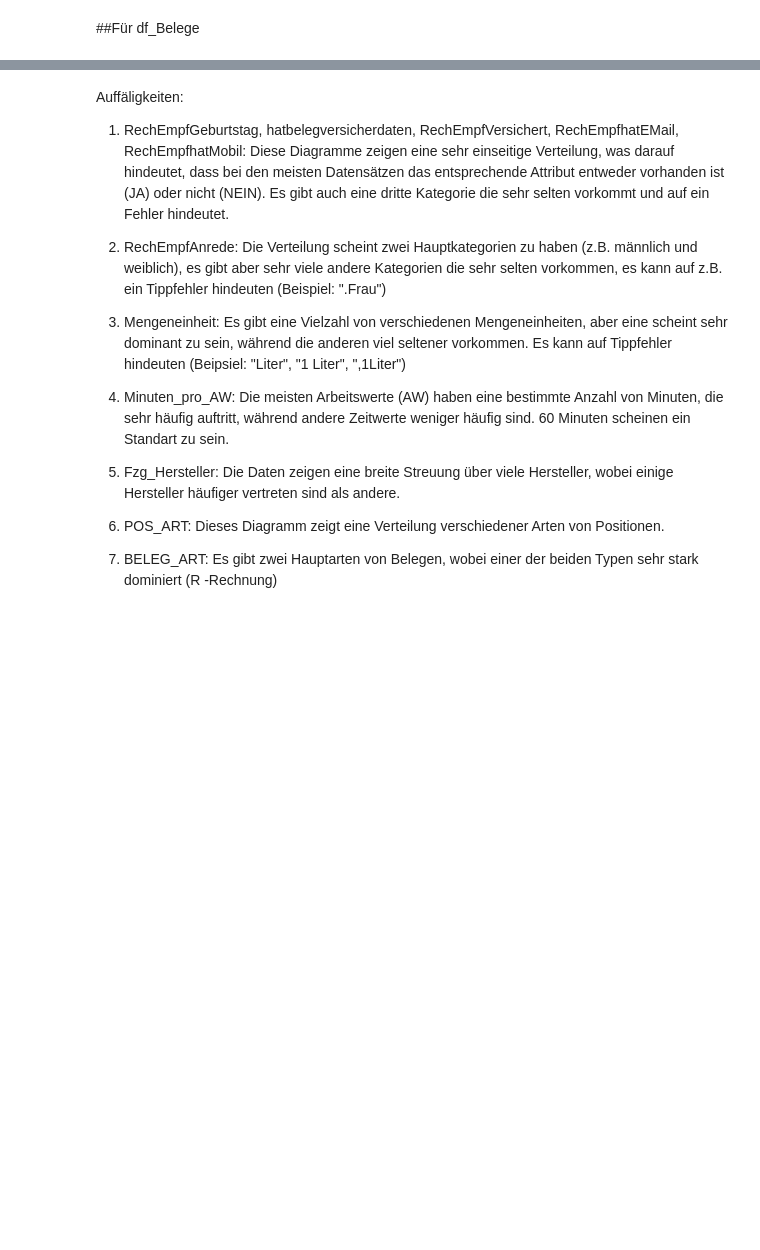
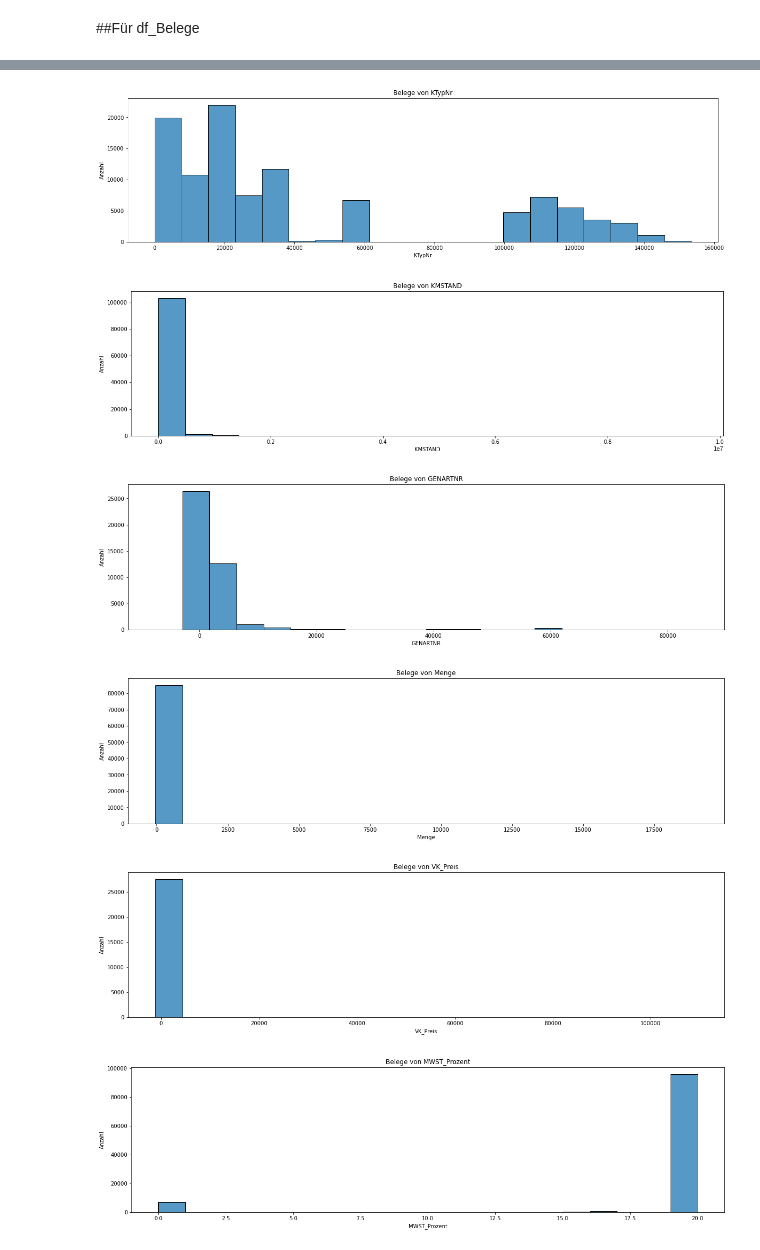
Before and after one commit to William-Zhang-26/BI-Analytics-Topmotive, a Jupyter notebook: Projekt_Topmotive.ipynb, the cells around one changed output, grey strips where cells are left out. Drawn from its saved outputs; the diff is of its cells as text; code cells hidden in the pictures; blank space fills up the shorter version.

Commit message:
Datenverteilung Ergenzung

```diff
--- a/Projekt_Topmotive.ipynb
+++ b/Projekt_Topmotive.ipynb
@@ -669,16 +664,17 @@ for spalte in kategorische_spalten:
-# %% [markdown]
-Auffäligkeiten:
-
-1. RechEmpfGeburtstag, hatbelegversicherdaten, RechEmpfVersichert, RechEmpfhatEMail, RechEmpfhatMobil: Diese Diagramme zeigen eine sehr einseitige Verteilung, was darauf hindeutet, dass bei den meisten Datensätzen das entsprechende Attribut entweder vorhanden ist (JA) oder nicht (NEIN). Es gibt auch eine dritte Kategorie die sehr selten vorkommt und auf ein Fehler hindeutet.
-
-2. RechEmpfAnrede: Die Verteilung scheint zwei Hauptkategorien zu haben (z.B. männlich und weiblich), es gibt aber sehr viele andere Kategorien die sehr selten vorkommen, es kann auf z.B. ein Tippfehler hindeuten (Beispiel: ".Frau")
-
-3.  Mengeneinheit: Es gibt eine Vielzahl von verschiedenen Mengeneinheiten, aber eine scheint sehr dominant zu sein, während die anderen viel seltener vorkommen. Es kann auf Tippfehler hindeuten (Beipsiel: "Liter", "1 Liter", ",1Liter")
-
-4. Minuten_pro_AW: Die meisten Arbeitswerte (AW) haben eine bestimmte Anzahl von Minuten, die sehr häufig auftritt, während andere Zeitwerte weniger häufig sind. 60 Minuten scheinen ein Standart zu sein.
-
-5. Fzg_Hersteller: Die Daten zeigen eine breite Streuung über viele Hersteller, wobei einige Hersteller häufiger vertreten sind als andere.
-
-6. POS_ART: Dieses Diagramm zeigt eine Verteilung verschiedener Arten von Positionen.
-
-7. BELEG_ART: Es gibt zwei Hauptarten von Belegen, wobei einer der beiden Typen sehr stark dominiert (R -Rechnung)
+# %%
+num_attributes = ['KTypNr', 'KMSTAND', 'GENARTNR', 'Menge', 'VK_Preis', 'MWST_Prozent', 'Minuten_pro_AW', 'PLZ', 'EKPreis', 'Programmvariant']
+
+for attribute in num_attributes:
+    plt.figure(figsize=(20, 5))
+    sns.histplot(df_Belege_cleaned[attribute].dropna(), kde=False, bins=20)  # KDE auf False setzen, wenn man keine Dichteschätzung braucht
+    plt.title(f'Belege von {attribute}')
+    plt.xlabel(attribute)
+    plt.ylabel('Anzahl')
+    plt.show()
+# %% [output]
+[figure, added]
+[figure, added]
+[figure, added]
+[figure, added]
+[figure, added]
+[figure, added]
```
Also changed, not shown: parts of 20 cells of this notebook.
